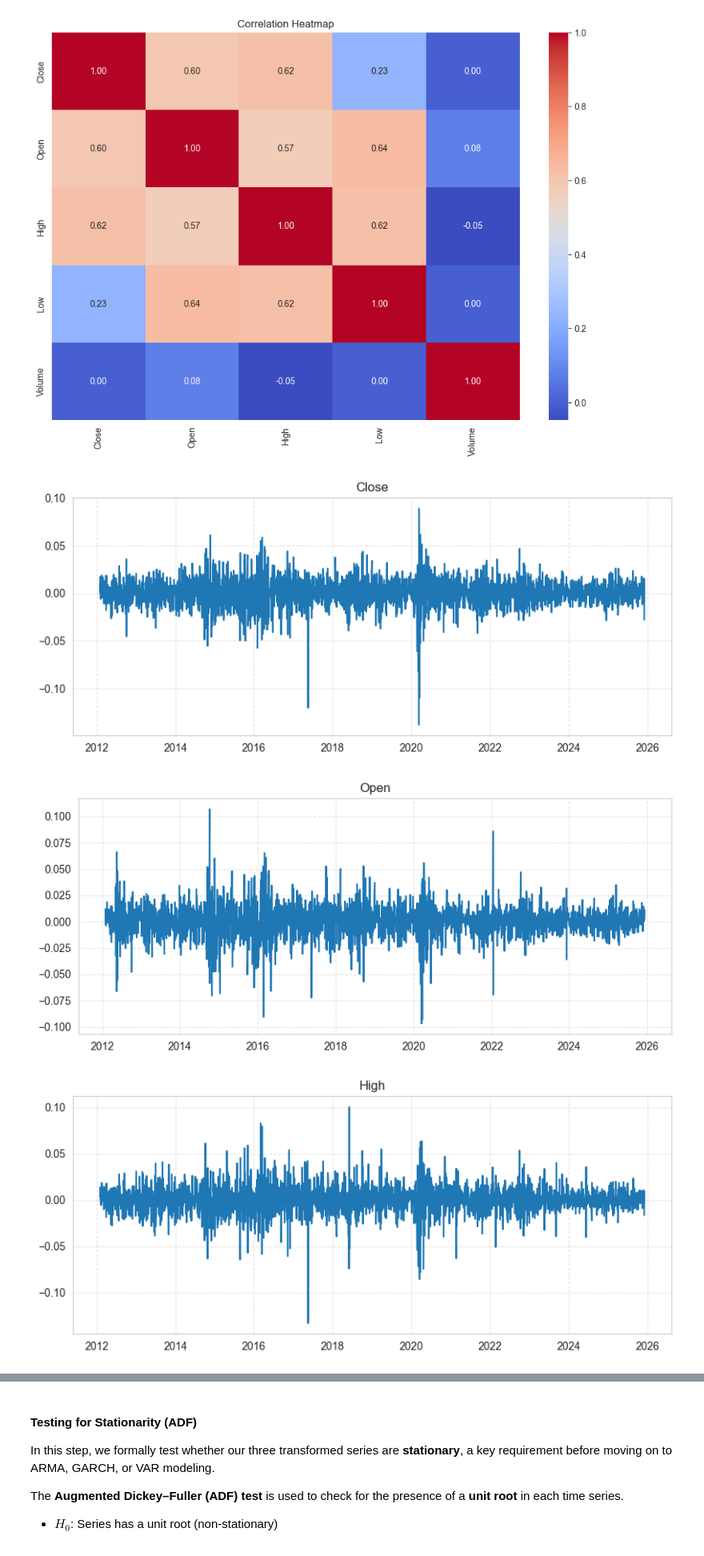
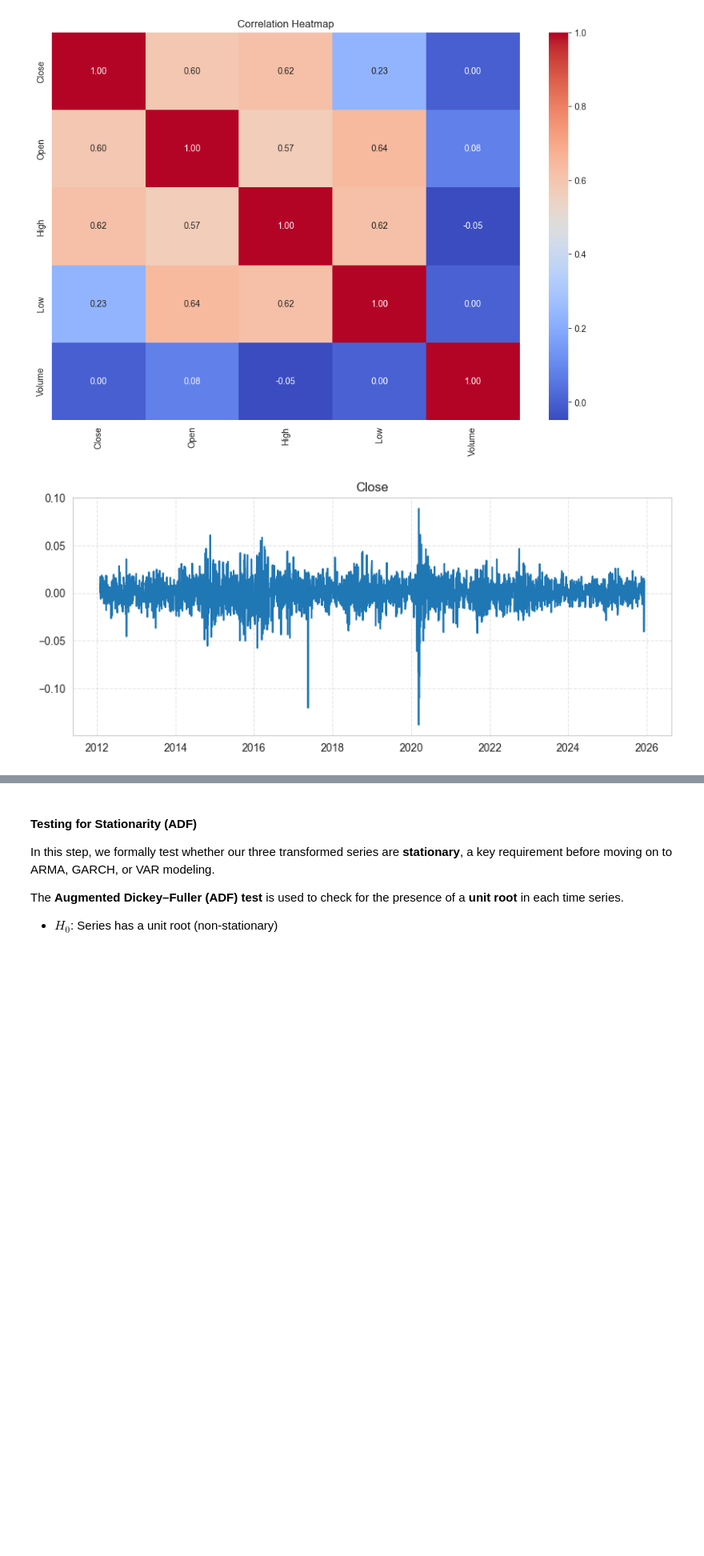
Before and after one commit to emschutt/Asset-Pricing, a Jupyter notebook: divo11_analysis/divo11_ap.ipynb, the cells around one changed output, grey strips where cells are left out. Shown at 80% size. Saved outputs shown, nothing was run; the diff lists cells and outputs as text; code cells hidden in the pictures; blank space fills up the shorter version.

```diff
--- a/divo11_analysis/divo11_ap.ipynb
+++ b/divo11_analysis/divo11_ap.ipynb
@@ -51,13 +43,10 @@ plt.show()
 # %% [output]
 [figure]
 # %%
-for column in df_log.columns:
-    plt.figure(figsize=(10, 4))
-    plt.plot(df_log[column], label=column)
-    plt.grid(True, alpha=0.5, linestyle='--')
-    plt.title(column)
-    plt.show()
+plt.figure(figsize=(10, 4))
+plt.plot(df_log['Close'], label='Close')
+plt.grid(True, alpha=0.5, linestyle='--')
+plt.title('Close')
+plt.show()
 # %% [output]
-[figure, old version]
+[figure, new version]
-[figure, removed]
-[figure, removed]
```
Also changed, not shown: parts of 6 cells of this notebook.
